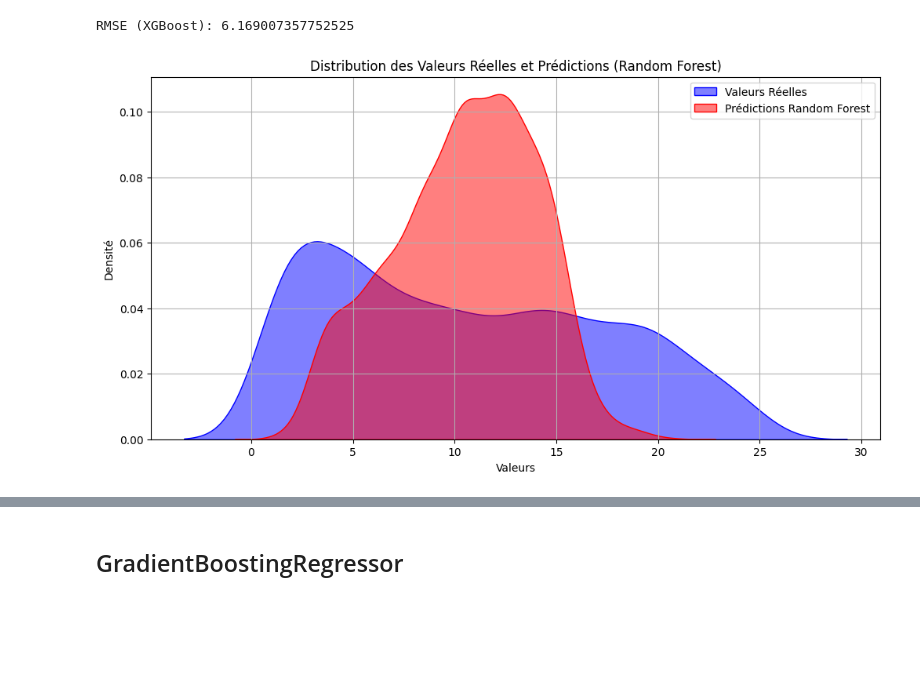
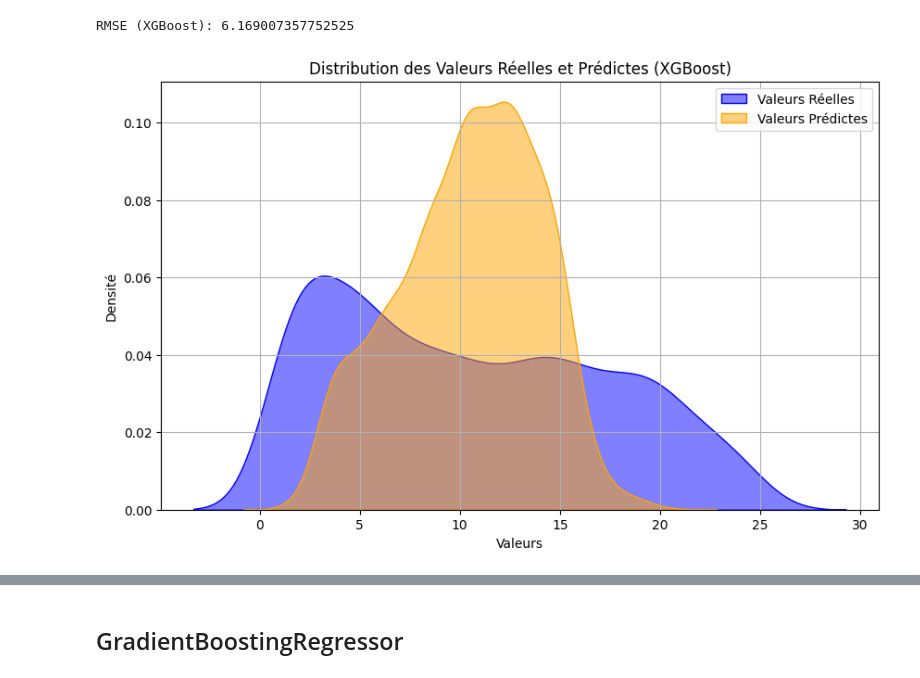
Before and after one commit to RomainGuerin/f1-data-model, a Jupyter notebook: F1_Notebook.ipynb, the cells around one changed output, grey strips where cells are left out. Cells and saved outputs as stored; diff of their text form; code cells hidden in the pictures; blank space fills up the shorter version.

```diff
--- a/F1_Notebook.ipynb
+++ b/F1_Notebook.ipynb
@@ -443,16 +459,15 @@ print(f"RMSE (XGBoost): {rmse}")
 # %% [output]
 RMSE (XGBoost): 6.169007357752525
 # %%
-# Graphique de distribution
-plt.figure(figsize=(12, 6))
+# Graphique de distribution des valeurs prédites et réelles
+plt.figure(figsize=(10, 6))
 sns.kdeplot(y_test, label='Valeurs Réelles', color='blue', fill=True, alpha=0.5)
-sns.kdeplot(y_pred, label='Prédictions XGBoost', color='red', fill=True, alpha=0.5)
-
-plt.title('Distribution des Valeurs Réelles et Prédictions (XGBoost)')
+sns.kdeplot(y_pred, label='Valeurs Prédictes', color='orange', fill=True, alpha=0.5)
+plt.title('Distribution des Valeurs Réelles et Prédictes (XGBoost)')
 plt.xlabel('Valeurs')
 plt.ylabel('Densité')
 plt.legend()
 plt.grid()
 plt.show()
 # %% [output]
-[figure, old version]
+[figure, new version]
```
Also changed, not shown: parts of 35 cells of this notebook, 6 other files.
